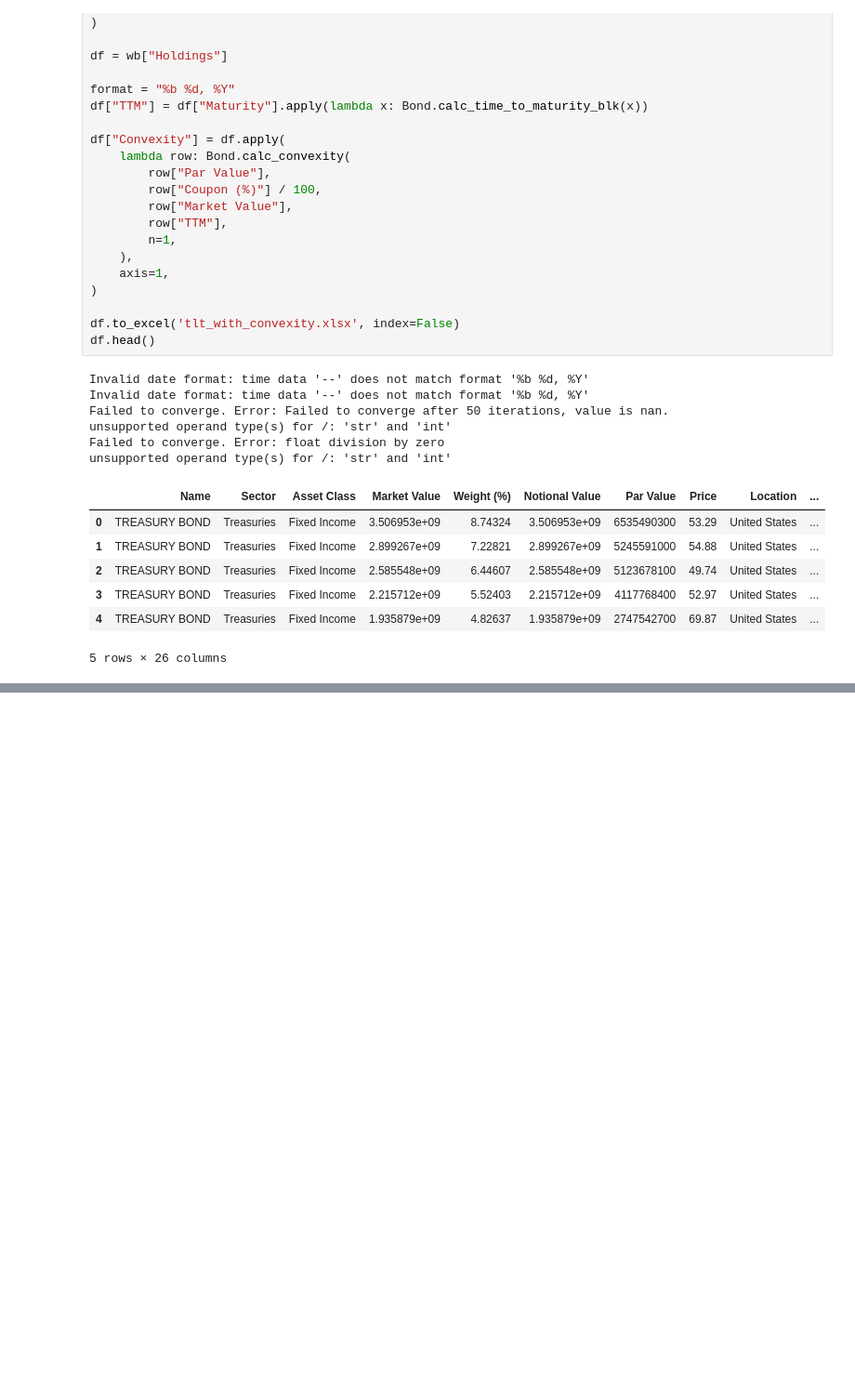
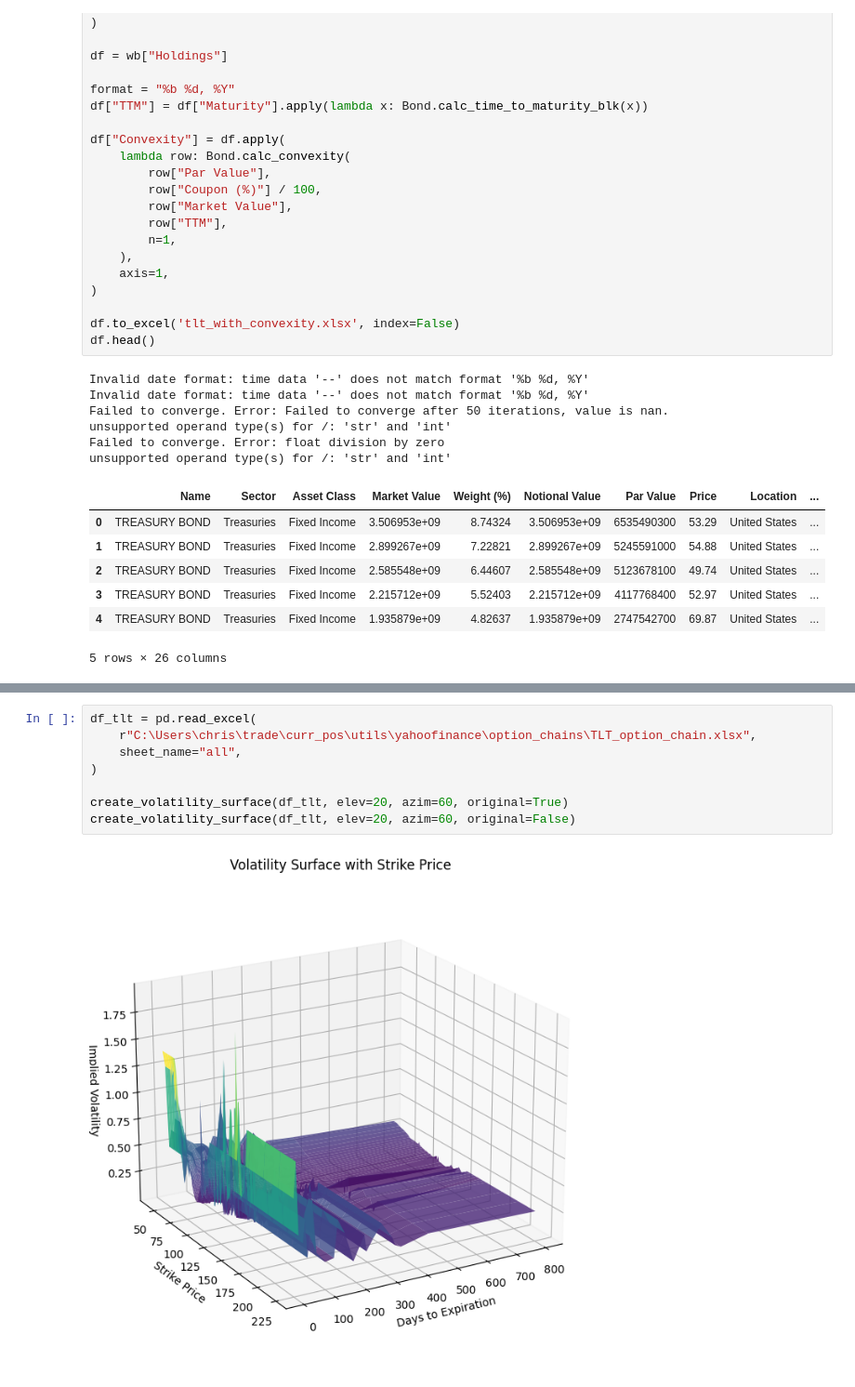
Before and after one commit to cleeclee123/ETF_Info, a Jupyter notebook: main.ipynb, the cells around one changed output, grey strips where cells are left out. Shown: that part at 93% size. Cells and saved outputs as stored; diff of their text form; blank space fills up the shorter version.

Commit message:
options chain data

```diff
--- a/main.ipynb
+++ b/main.ipynb
@@ -313,0 +443,10 @@ unsupported operand type(s) for /: 'str' and 'int'
+# %%
+df_tlt = pd.read_excel(
+    r"C:\Users\chris\trade\curr_pos\utils\yahoofinance\option_chains\TLT_option_chain.xlsx",
+    sheet_name="all",
+)
+
+create_volatility_surface(df_tlt, elev=20, azim=60, original=True)
+create_volatility_surface(df_tlt, elev=20, azim=60, original=False)
+# %% [output]
+[figure, added]
```
Also changed, not shown: parts of 5 cells of this notebook, 5 other files.
